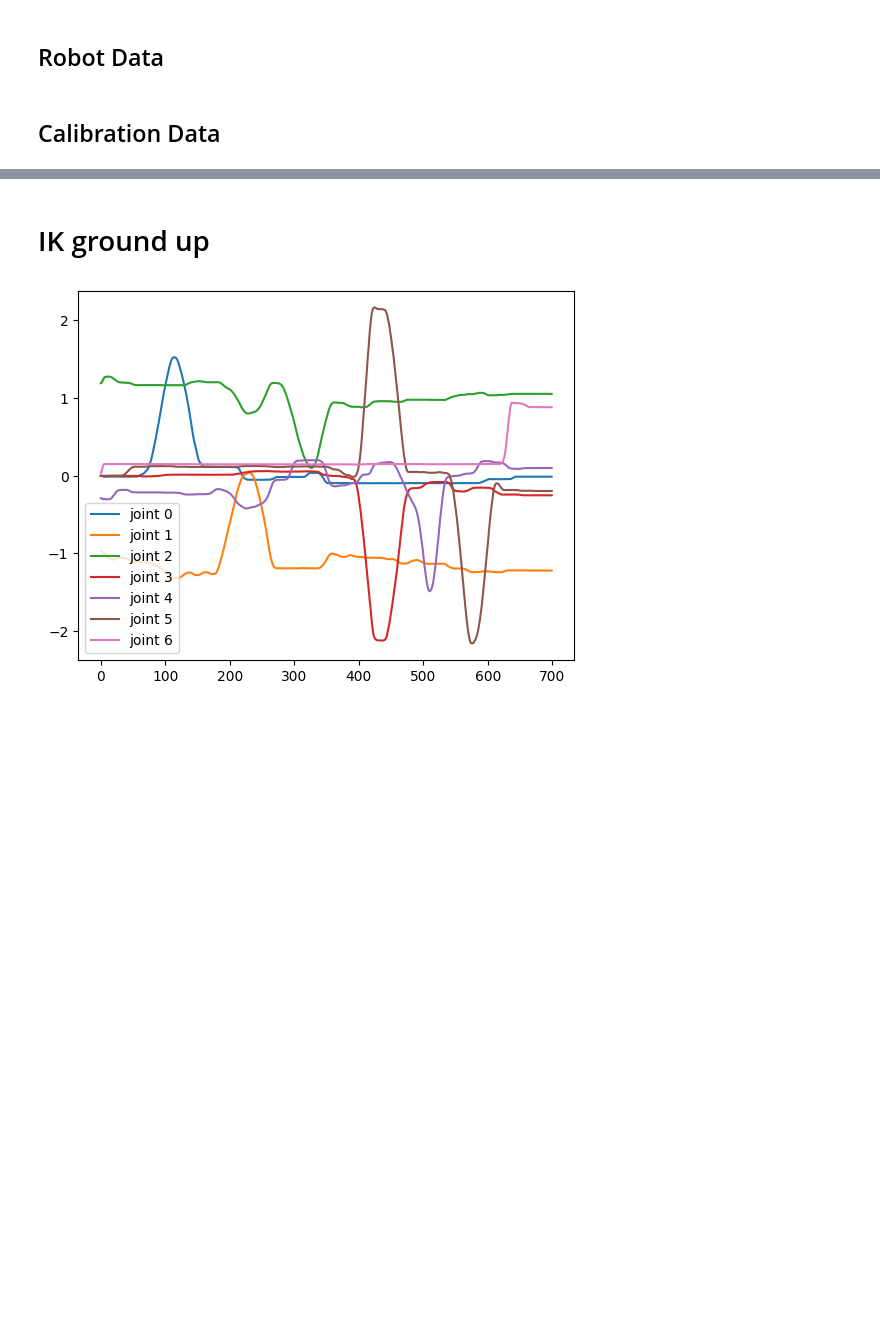
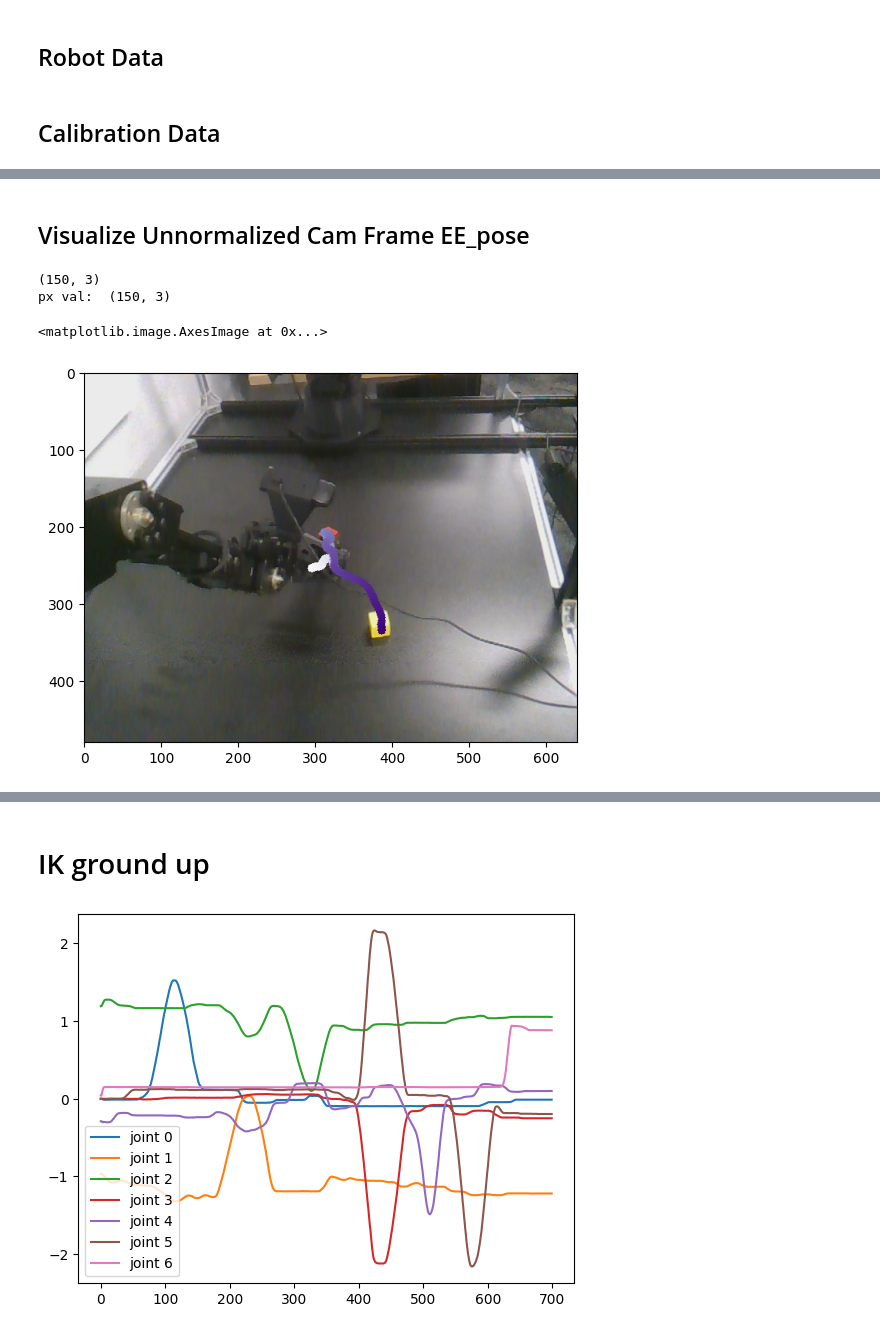
Before and after one commit to swati-gupta-tri-global/EgoMimic, a Jupyter notebook: mimicplay/scripts/aloha_process/VRV1.ipynb, the cells around one changed output, grey strips where cells are left out. Cells and saved outputs as stored; diff of their text form; code cells hidden in the pictures; blank space fills up the shorter version.

```diff
--- a/mimicplay/scripts/aloha_process/VRV1.ipynb
+++ b/mimicplay/scripts/aloha_process/VRV1.ipynb
@@ -221,0 +265,15 @@ plt.imshow(demo["obs/front_img_2"][t])
+# %% [markdown]
+## Visualize Unnormalized Cam Frame EE_pose
+# %%
+T = 100
+# point = demo["obs/ee_pose"][T][:3][None, :]
+points = demo["obs/ee_pose"][T:T+150][:, :3]
+print(points.shape)
+px_val = cam_frame_to_cam_pixels(points, intrinsics)
+print("px val: ", px_val.shape)
+plt.imshow(draw_dot_on_frame(demo["obs/front_img_1"][T], px_val, show=False))
+# %% [output]
+(150, 3)
+px val:  (150, 3)
+<matplotlib.image.AxesImage at 0x...>
+[figure, added]
```
Also changed, not shown: parts of 18 cells of this notebook, 14 other files.
